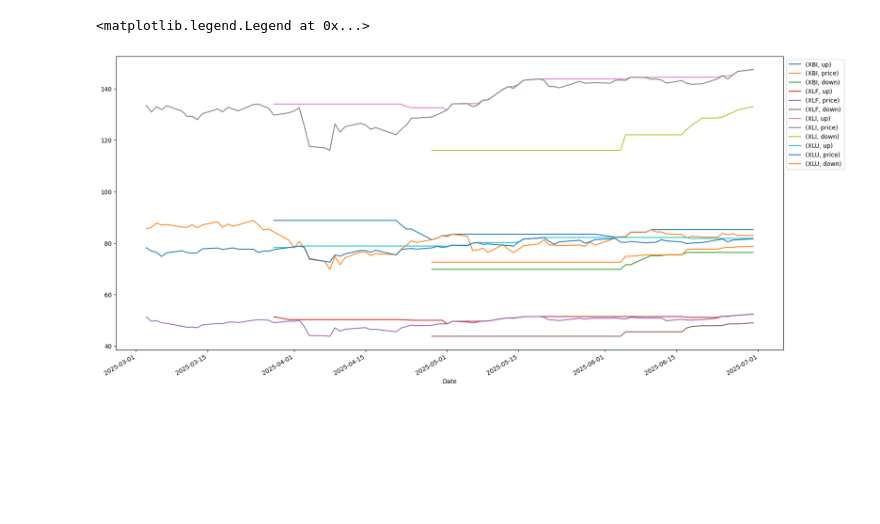
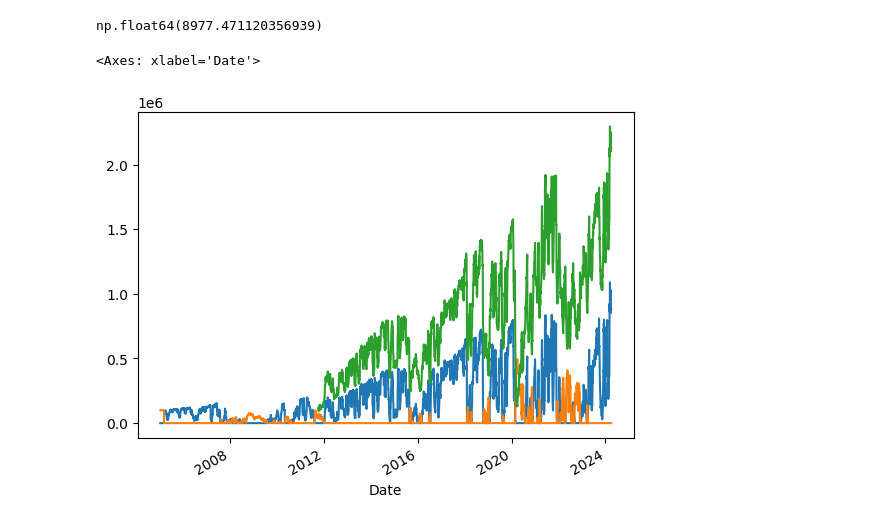
Before and after one commit to asmarton/dm, a Jupyter notebook: notebooks/keltner-donchian-trend-following.ipynb, the cells around one changed output. Cells and saved outputs as stored; diff of their text form; code cells hidden in the pictures; blank space fills up the shorter version.

```diff
--- a/notebooks/keltner-donchian-trend-following.ipynb
+++ b/notebooks/keltner-donchian-trend-following.ipynb
@@ -147,5 +251,11 @@ keltner_channels.plot(figsize=(20, 10)).legend(bbox_to_anchor=(1.0, 1.0))
-# %%
-donchian_channels.plot(figsize=(20, 10)).legend(bbox_to_anchor=(1.0, 1.0))
-# %% [output]
-<matplotlib.legend.Legend at 0x...>
-[figure, removed]
+# %%
+tx_costs.sum()
+# %% [output]
+np.float64(8977.471120356939)
+# %%
+borrowed.plot()
+cash.plot()
+(shares * prices).dropna().sum(axis=1).plot()
+# %% [output]
+<Axes: xlabel='Date'>
+[figure, added]
```
Also changed, not shown: parts of 15 cells of this notebook, 1 other file.
